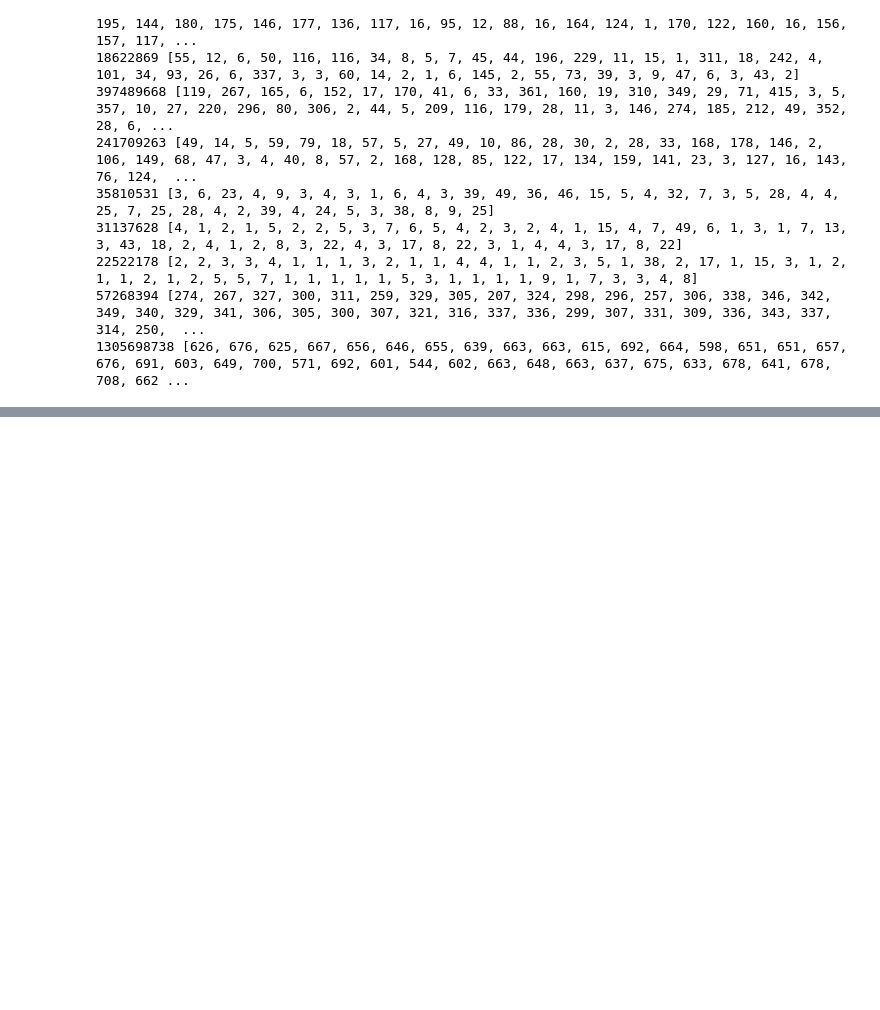
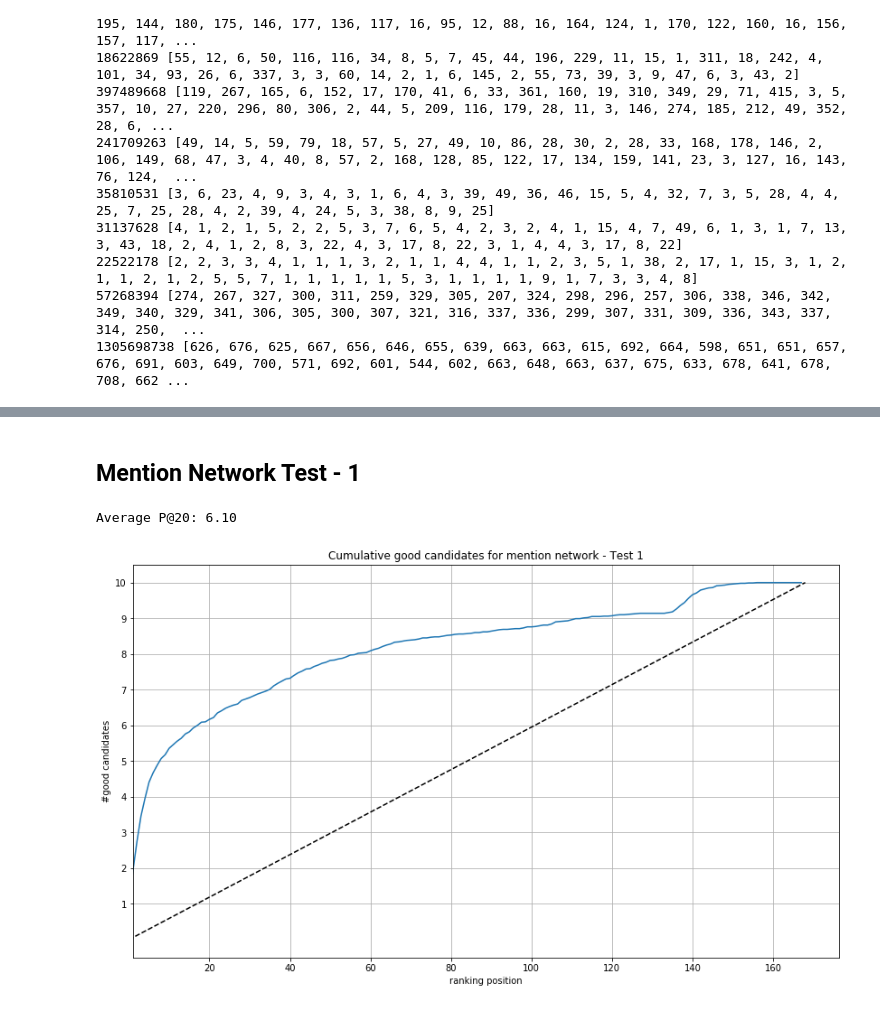
Before and after one commit to DataSciencePolimi/NetSKE, a Jupyter notebook: graphs/Finance Domain - Parallel Test.ipynb, the cells around one changed output, grey strips where cells are left out. Cells and saved outputs as stored; diff of their text form; code cells hidden in the pictures; blank space fills up the shorter version.

```diff
--- a/graphs/Finance Domain - Parallel Test.ipynb
+++ b/graphs/Finance Domain - Parallel Test.ipynb
@@ -431,0 +491,78 @@ for f in fingerprints:
+# %% [markdown]
+## Mention Network Test - 1
+# %%
+path = '{}/random-test/test-network-features/'.format(domain)
+
+for test in [1]:
+    # store the retrieval position of each seed
+    candidates_ranking = {}
+    for u in allseeds:
+        candidates_ranking[u] = []
+
+    # test ids needed to filter the mentioned users (they are not included in the ranking)
+    testusers = pd.read_csv('data-random/user.csv', sep='\t')
+    test_ids = map(str, testusers[testusers['n_test'] == test]['id_user'].unique())
+
+    # features file reading and metadata inclusion
+    userdata = pd.read_csv(path+'m_network_{}_nodes.csv'.format(test), sep='\t') # match graph id and user instance
+    data = pd.read_csv(path+'m_network_{}.emb'.format(test), sep=' ', header=None, skiprows=1)
+    data = userdata.merge(data, left_on='id', right_on=0)
+    data.drop(0, inplace=True, axis=1)
+    data.columns = ['id_graph','username','id_user','usertype']+header
+
+    # keeps only seeds and test users for the evaluation
+    data = data[(data['usertype'] == 'seed') | (data['id_user'].isin(test_ids))]
+    data.reset_index(inplace=True)
+
+    # store everyone ranking to check if, on average, some interesting user comes up
+    all_ranking = {}
+    for u in list(data['id_user']):
+        all_ranking[u] = []
+
+    ysum = np.zeros(data.shape[0] - 10)
+    #alldistr = pd.DataFrame(columns=['sim','freq'])
+    prec_20 = []
+
+    for seeds in combinations:
+        effective_seeds = list(seeds)
+        good_candidates = list(set(allseeds)-(set(effective_seeds)))
+
+        seedsVectors = data[data['id_user'].isin(effective_seeds)]
+        centroid = computeCentroid(seedsVectors, header)
+        candidates = data[~data['id_user'].isin(effective_seeds)]
+
+        r = candidatesRanking(candidates, centroid, header)
+        r['good'] = r.apply(lambda x: True if x['id_user'] in good_candidates else False, axis=1)
+        y = cumulativeGoodCandidates(r)
+        ysum = ysum + y
+
+        for index, candidate in r[r['good'] == True].iterrows():
+            id_user = candidate['id_user']
+            candidates_ranking[id_user].append(index+1)
+
+        for index, candidate in r.iterrows():
+            id_user = candidate['id_user']
+            all_ranking[id_user].append(index+1)
+
+        prec_20.append(cumulativeGoodCandidates(r[:20])[19])
+        #sim_distr = computeSimDistribution(r, 3)
+        #alldistr = pd.concat([alldistr, sim_distr])
+
+    y_avg = ysum.astype(float)/len(combinations)
+
+    plt.figure(figsize=(14,8))
+    plt.title('Cumulative good candidates for mention network - Test {}'.format(test))
+    plt.ylabel('#good candidates')
+    plt.xlabel('ranking position')
+
+    plt.plot(y_avg)
+    plt.plot([0, len(y_avg)],[0, 10], linestyle='--', color='black')
+    plt.xlim(xmin=1)
+
+    plt.yticks(range(1,11))
+    plt.grid(True)
+
+    print 'Average P@20: {:.2f}'.format(np.mean(prec_20))
+# %% [output]
+Average P@20: 6.10
+[figure, added]
```
Also changed, not shown: parts of 13 cells of this notebook, 28 other files.
